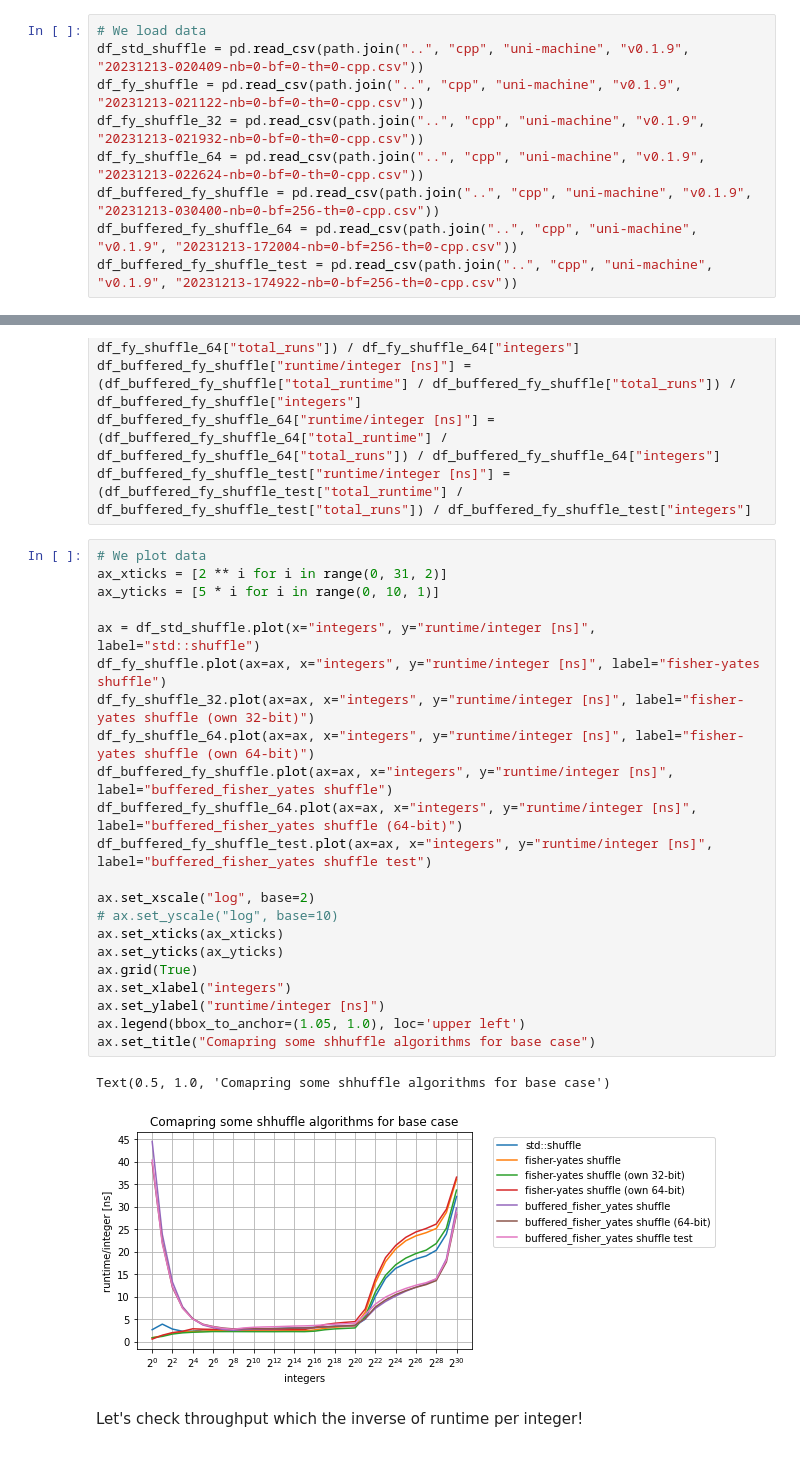
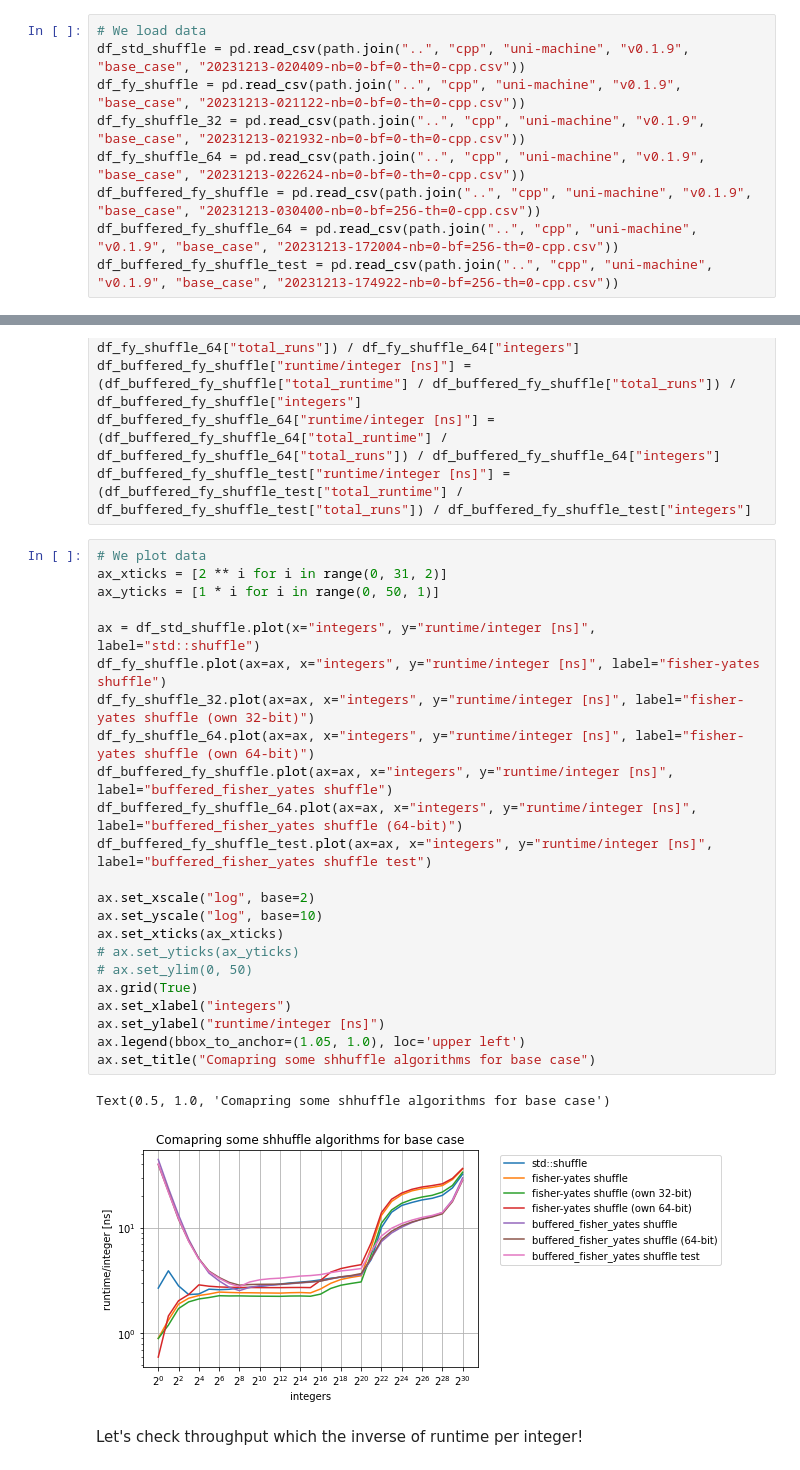
Before and after one commit to pengilton/cip_shuffle, a Jupyter notebook: benchmarks/evaluation/06_analysis_uni.ipynb, the cells around one changed output, grey strips where cells are left out. Saved outputs shown, nothing was run; the diff lists cells and outputs as text.

```diff
--- a/benchmarks/evaluation/06_analysis_uni.ipynb
+++ b/benchmarks/evaluation/06_analysis_uni.ipynb
@@ -8,13 +8,13 @@ from os import path
 We are comparing std::shuffle vs fisher-yates vs fisher-yates_32 vs fisher_yates_64. We are running this on the unix machin at the universitiy.
 # %%
 # We load data
-df_std_shuffle = pd.read_csv(path.join("..", "cpp", "uni-machine", "v0.1.9", "20231213-020409-nb=0-bf=0-th=0-cpp.csv"))
-df_fy_shuffle = pd.read_csv(path.join("..", "cpp", "uni-machine", "v0.1.9", "20231213-021122-nb=0-bf=0-th=0-cpp.csv"))
-df_fy_shuffle_32 = pd.read_csv(path.join("..", "cpp", "uni-machine", "v0.1.9", "20231213-021932-nb=0-bf=0-th=0-cpp.csv"))
-df_fy_shuffle_64 = pd.read_csv(path.join("..", "cpp", "uni-machine", "v0.1.9", "20231213-022624-nb=0-bf=0-th=0-cpp.csv"))
-df_buffered_fy_shuffle = pd.read_csv(path.join("..", "cpp", "uni-machine", "v0.1.9", "20231213-030400-nb=0-bf=256-th=0-cpp.csv"))
-df_buffered_fy_shuffle_64 = pd.read_csv(path.join("..", "cpp", "uni-machine", "v0.1.9", "20231213-172004-nb=0-bf=256-th=0-cpp.csv"))
-df_buffered_fy_shuffle_test = pd.read_csv(path.join("..", "cpp", "uni-machine", "v0.1.9", "20231213-174922-nb=0-bf=256-th=0-cpp.csv"))
+df_std_shuffle = pd.read_csv(path.join("..", "cpp", "uni-machine", "v0.1.9", "base_case", "20231213-020409-nb=0-bf=0-th=0-cpp.csv"))
+df_fy_shuffle = pd.read_csv(path.join("..", "cpp", "uni-machine", "v0.1.9", "base_case", "20231213-021122-nb=0-bf=0-th=0-cpp.csv"))
+df_fy_shuffle_32 = pd.read_csv(path.join("..", "cpp", "uni-machine", "v0.1.9", "base_case", "20231213-021932-nb=0-bf=0-th=0-cpp.csv"))
+df_fy_shuffle_64 = pd.read_csv(path.join("..", "cpp", "uni-machine", "v0.1.9", "base_case", "20231213-022624-nb=0-bf=0-th=0-cpp.csv"))
+df_buffered_fy_shuffle = pd.read_csv(path.join("..", "cpp", "uni-machine", "v0.1.9", "base_case", "20231213-030400-nb=0-bf=256-th=0-cpp.csv"))
+df_buffered_fy_shuffle_64 = pd.read_csv(path.join("..", "cpp", "uni-machine", "v0.1.9", "base_case", "20231213-172004-nb=0-bf=256-th=0-cpp.csv"))
+df_buffered_fy_shuffle_test = pd.read_csv(path.join("..", "cpp", "uni-machine", "v0.1.9", "base_case", "20231213-174922-nb=0-bf=256-th=0-cpp.csv"))
 # %%
 # We calculate runtime per integer
 df_std_shuffle["runtime/integer [ns]"] = (df_std_shuffle["total_runtime"] / df_std_shuffle["total_runs"]) / df_std_shuffle["integers"]
@@ -27,28 +27,29 @@ df_buffered_fy_shuffle_test["runtime/integer [ns]"] = (df_buffered_fy_shuffle_te
 # %%
 # We plot data
 ax_xticks = [2 ** i for i in range(0, 31, 2)]
-ax_yticks = [5 * i for i in range(0, 10, 1)]
+ax_yticks = [1 * i for i in range(0, 50, 1)]
 
 ax = df_std_shuffle.plot(x="integers", y="runtime/integer [ns]", label="std::shuffle")
 df_fy_shuffle.plot(ax=ax, x="integers", y="runtime/integer [ns]", label="fisher-yates shuffle")
 df_fy_shuffle_32.plot(ax=ax, x="integers", y="runtime/integer [ns]", label="fisher-yates shuffle (own 32-bit)")
 df_fy_shuffle_64.plot(ax=ax, x="integers", y="runtime/integer [ns]", label="fisher-yates shuffle (own 64-bit)")
 df_buffered_fy_shuffle.plot(ax=ax, x="integers", y="runtime/integer [ns]", label="buffered_fisher_yates shuffle")
 df_buffered_fy_shuffle_64.plot(ax=ax, x="integers", y="runtime/integer [ns]", label="buffered_fisher_yates shuffle (64-bit)")
 df_buffered_fy_shuffle_test.plot(ax=ax, x="integers", y="runtime/integer [ns]", label="buffered_fisher_yates shuffle test")
 
 ax.set_xscale("log", base=2)
-# ax.set_yscale("log", base=10)
+ax.set_yscale("log", base=10)
 ax.set_xticks(ax_xticks)
-ax.set_yticks(ax_yticks)
+# ax.set_yticks(ax_yticks)
+# ax.set_ylim(0, 50)
 ax.grid(True)
 ax.set_xlabel("integers")
 ax.set_ylabel("runtime/integer [ns]")
 ax.legend(bbox_to_anchor=(1.05, 1.0), loc='upper left')
 ax.set_title("Comapring some shhuffle algorithms for base case")
 # %% [output]
 Text(0.5, 1.0, 'Comapring some shhuffle algorithms for base case')
-[figure, old version]
+[figure, new version]
 # %% [markdown]
 Let's check throughput which the inverse of runtime per integer!
 # %%
```
Also changed, not shown: 27 other files.
